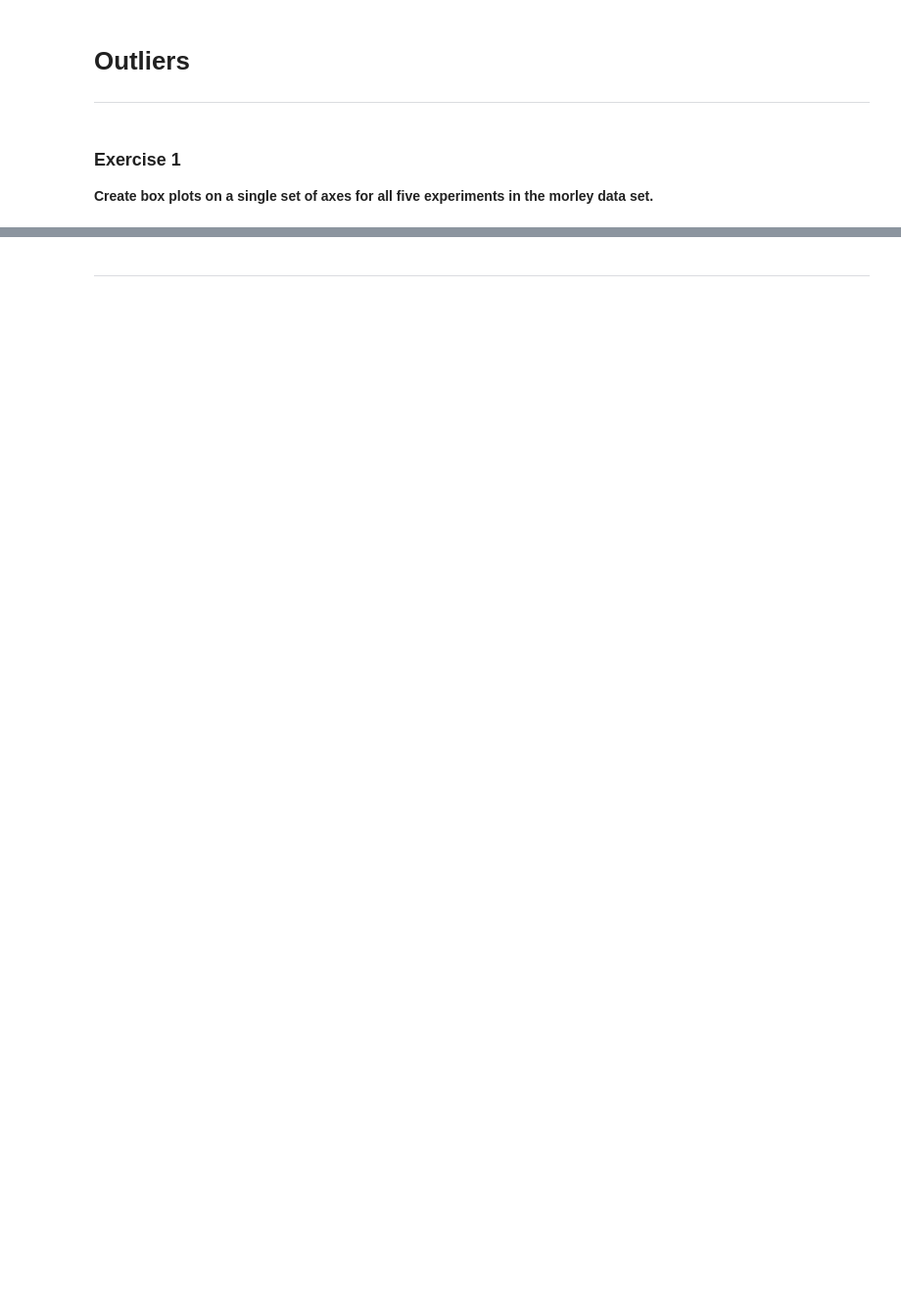
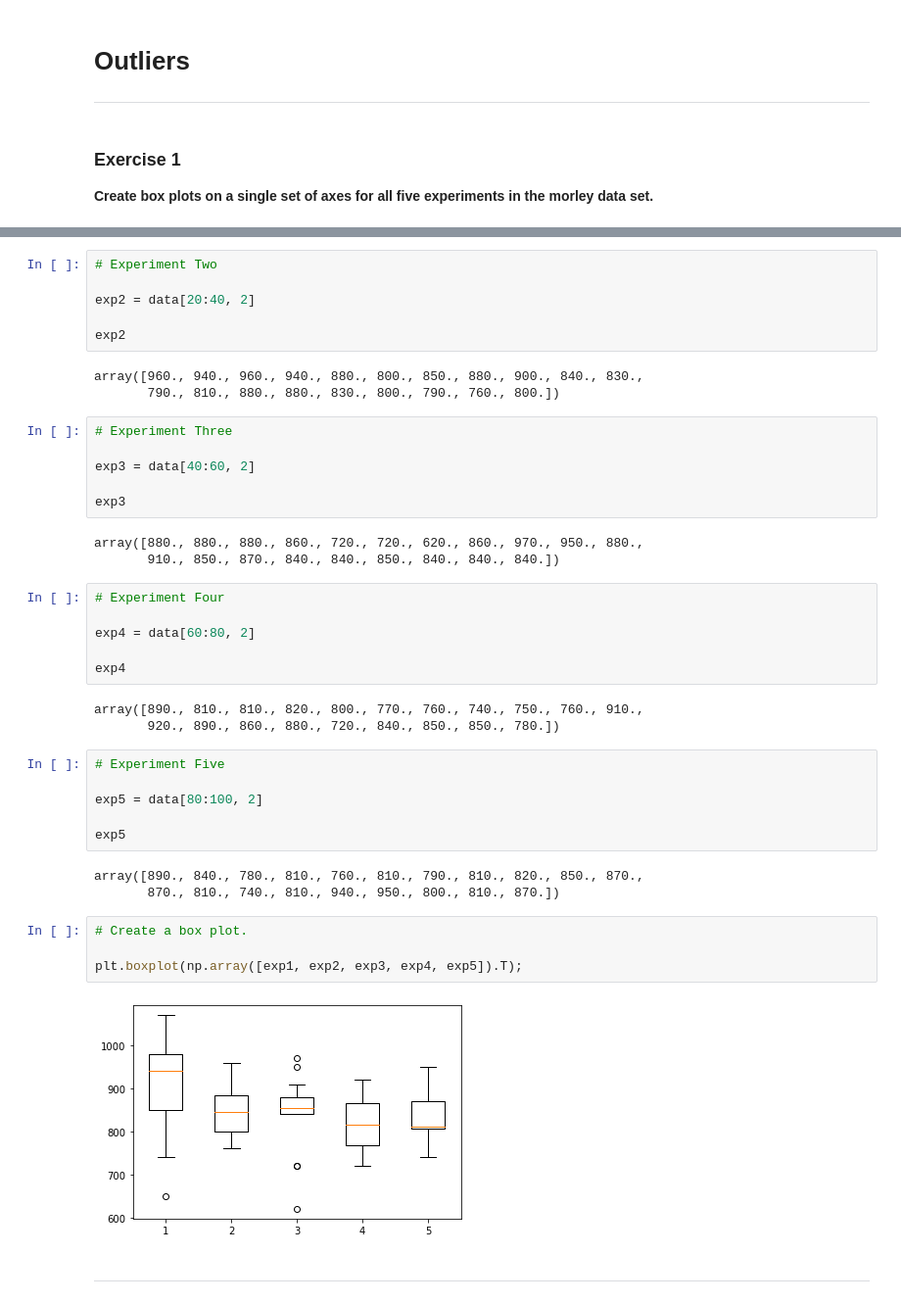
Before and after one commit to JTohall/Fundamentals_of_DataAnalysis, a Jupyter notebook: Practicals/4. Outliers.ipynb, the cells around one changed output, grey strips where cells are left out. Shown at 98% size. Cells and saved outputs as stored; diff of their text form; blank space fills up the shorter version.

```diff
--- a/Practicals/4. Outliers.ipynb
+++ b/Practicals/4. Outliers.ipynb
@@ -25,3 +44,45 @@ SyntaxError: (unicode error) 'unicodeescape' codec can't decode bytes in positio
+# %%
+# Experiment Two
+
+exp2 = data[20:40, 2]
+
+exp2
+# %% [output]
+array([960., 940., 960., 940., 880., 800., 850., 880., 900., 840., 830.,
+       790., 810., 880., 880., 830., 800., 790., 760., 800.])
+# %%
+# Experiment Three
+
+exp3 = data[40:60, 2]
+
+exp3
+# %% [output]
+array([880., 880., 880., 860., 720., 720., 620., 860., 970., 950., 880.,
+       910., 850., 870., 840., 840., 850., 840., 840., 840.])
+# %%
+# Experiment Four
+
+exp4 = data[60:80, 2]
+
+exp4
+# %% [output]
+array([890., 810., 810., 820., 800., 770., 760., 740., 750., 760., 910.,
+       920., 890., 860., 880., 720., 840., 850., 850., 780.])
+# %%
+# Experiment Five
+
+exp5 = data[80:100, 2]
+
+exp5
+# %% [output]
+array([890., 840., 780., 810., 760., 810., 790., 810., 820., 850., 870.,
+       870., 810., 740., 810., 940., 950., 800., 810., 870.])
+# %%
+# Create a box plot.
+
+plt.boxplot(np.array([exp1, exp2, exp3, exp4, exp5]).T);
+# %% [output]
+[figure, added]
 # %% [markdown]
 ---
 # %% [markdown]
```
Also changed, not shown: parts of 13 cells of this notebook, 1 other file.
